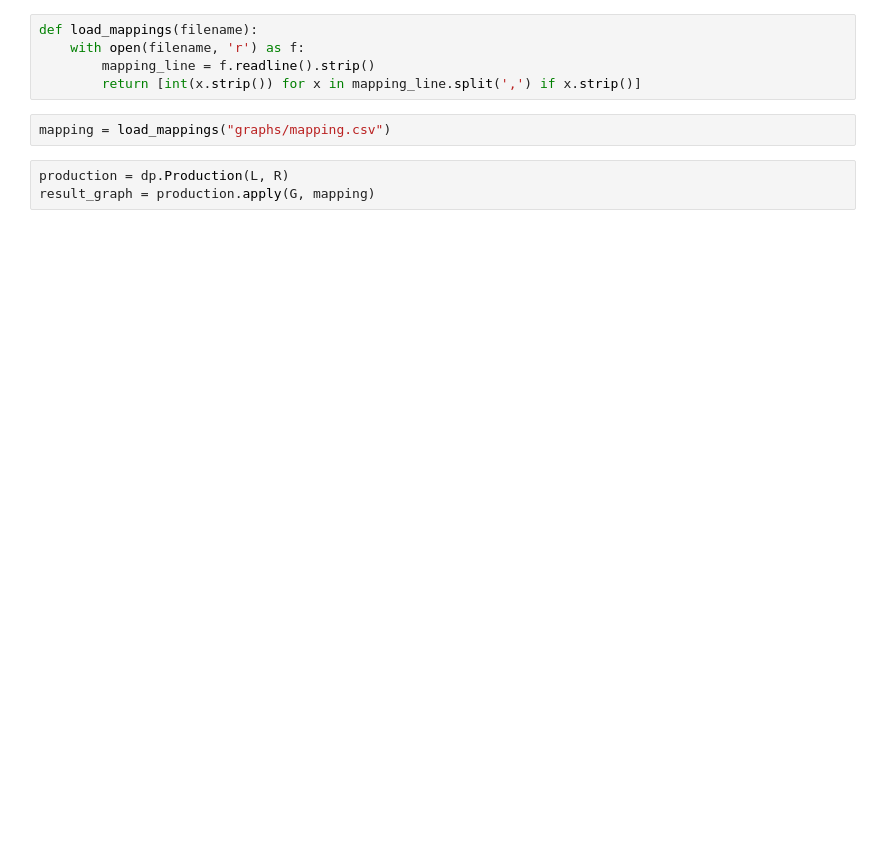
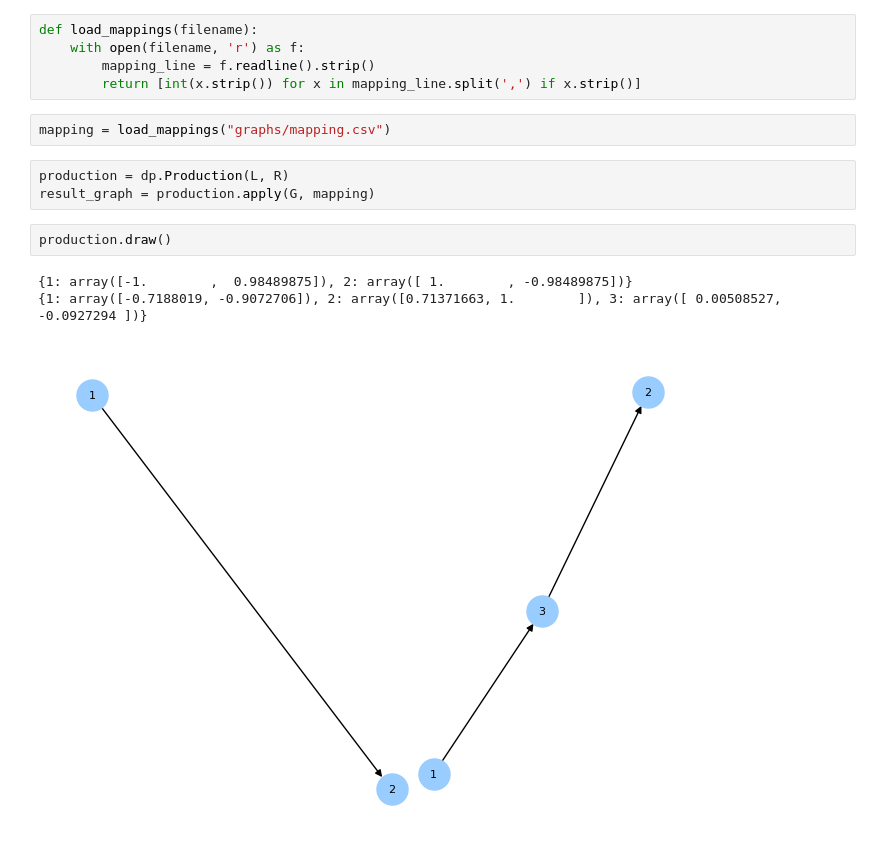
Before and after one commit to esarna/double-push-out-visualisation, a Jupyter notebook: test.ipynb, the cells around one changed output. Drawn from its saved outputs; the diff is of its cells as text; blank space fills up the shorter version.

```diff
--- a/test.ipynb
+++ b/test.ipynb
@@ -26,6 +39,12 @@ mapping = load_mappings("graphs/mapping.csv")
 # %%
 production = dp.Production(L, R)
 result_graph = production.apply(G, mapping)
+# %%
+production.draw()
+# %% [output]
+{1: array([-1.        ,  0.98489875]), 2: array([ 1.        , -0.98489875])}
+{1: array([-0.7188019, -0.9072706]), 2: array([0.71371663, 1.        ]), 3: array([ 0.00508527, -0.0927294 ])}
+[figure, added]
 # %%
 result_graph.draw()
 # %% [output]
```
Also changed, not shown: parts of 5 cells of this notebook, 3 other files.
